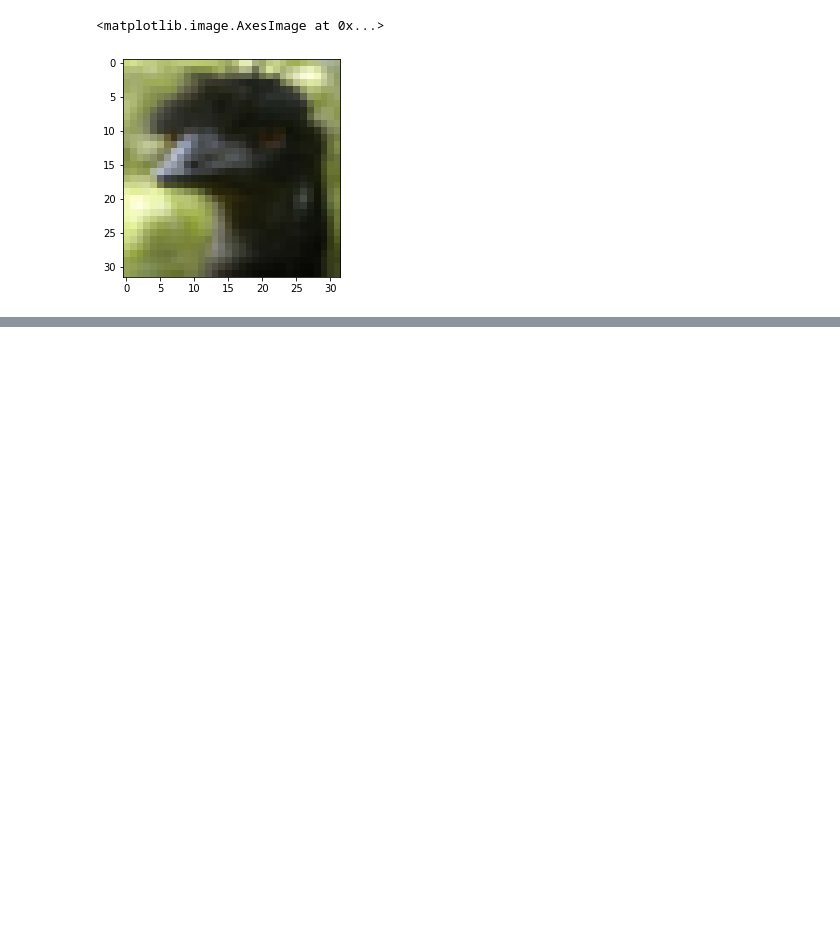
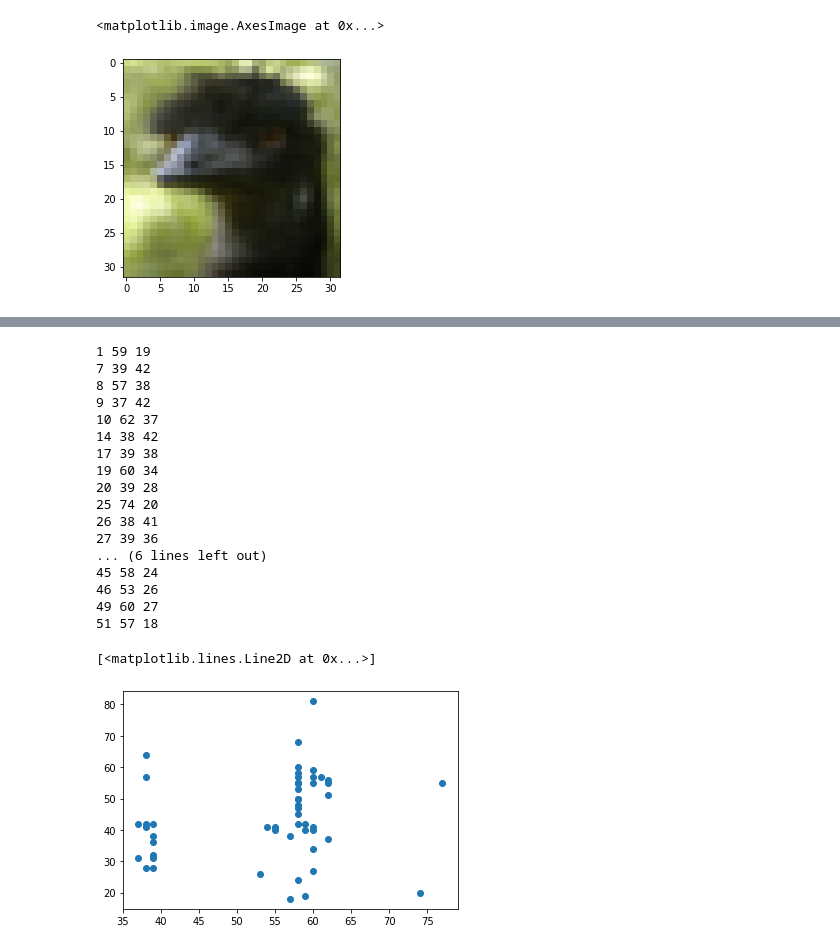
Before and after one commit to ltrujello/RTeXEngineering, a Jupyter notebook: word_extraction.ipynb, the cells around one changed output, grey strips where cells are left out. Cells and saved outputs as stored; diff of their text form; code cells hidden in the pictures; blank space fills up the shorter version.

```diff
--- a/word_extraction.ipynb
+++ b/word_extraction.ipynb
@@ -308,0 +373,36 @@ ValueError: high <= 0
+# %%
+x_data = []
+y_data = []
+
+for i in range(len(letter_dataset)):
+    img = letter_dataset[i]["image"]
+    x = img.shape[0]
+    y = img.shape[1]
+
+    x_data.append(x)
+    y_data.append(y)
+
+    if x < 40 or y < 40:
+        print(i, x, y)
+
+plt.plot(x_data, y_data, 'o')
+# %% [output]
+1 59 19
+7 39 42
+8 57 38
+9 37 42
+10 62 37
+14 38 42
+17 39 38
+19 60 34
+20 39 28
+25 74 20
+26 38 41
+27 39 36
+... (6 lines left out)
+45 58 24
+46 53 26
+49 60 27
+51 57 18
+[<matplotlib.lines.Line2D at 0x...>]
+[figure, added]
```
Also changed, not shown: parts of 32 cells of this notebook, 58 other files.
